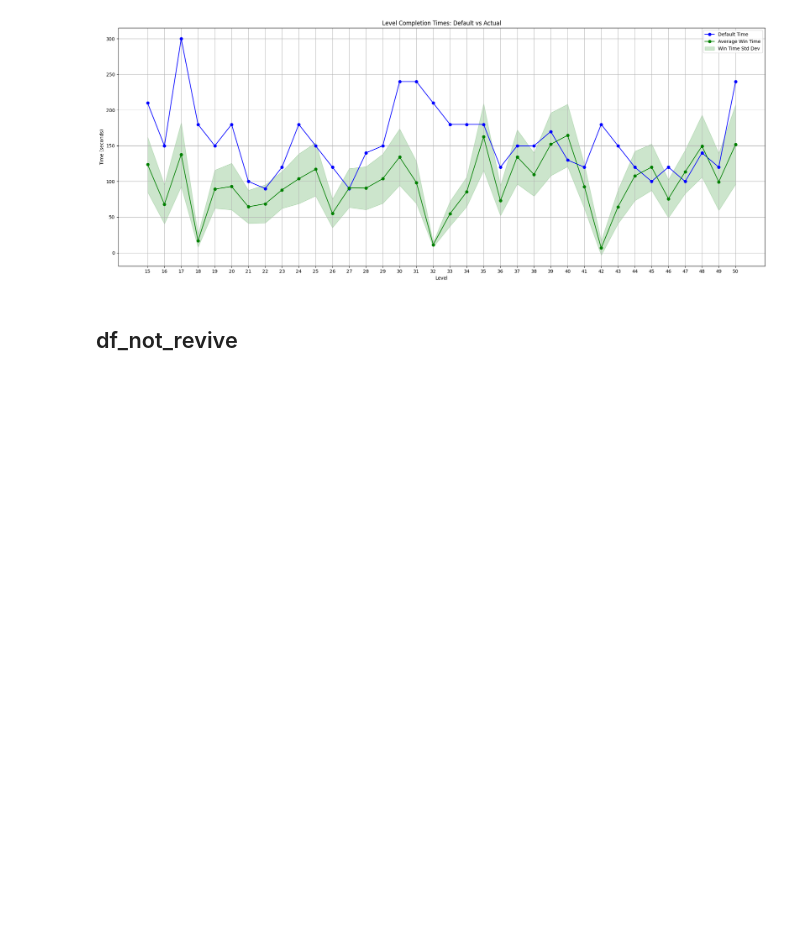
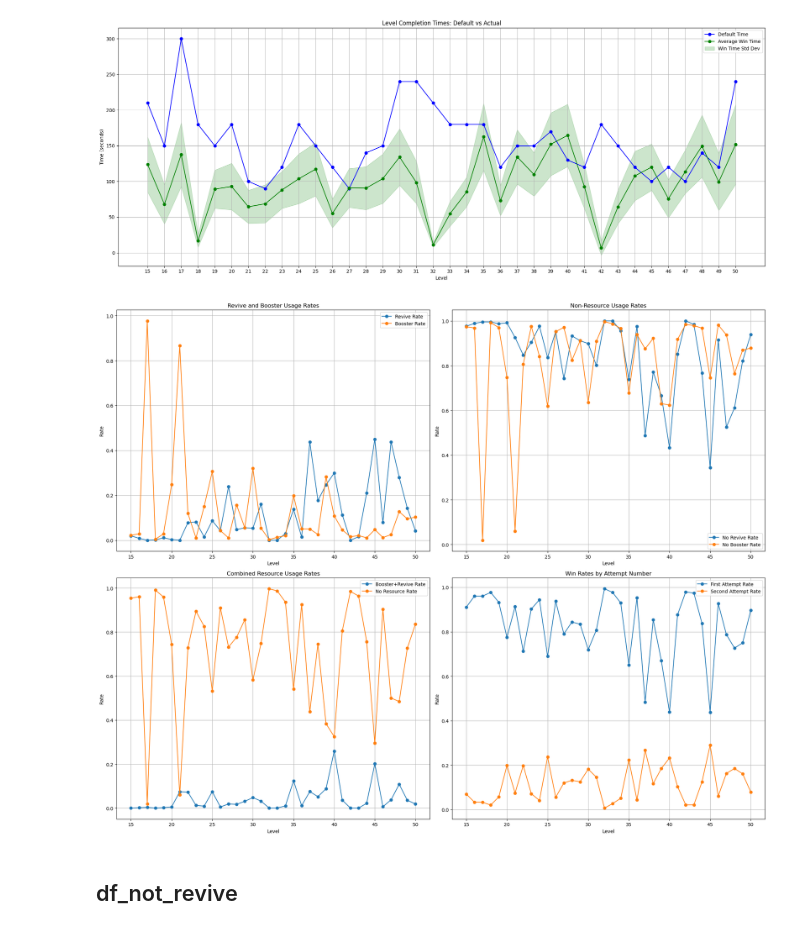
Before and after one commit to Ciss48/Optimize_level_time, a Jupyter notebook: Optimize_time_play.ipynb, the cells around one changed output. Cells and saved outputs as stored; diff of their text form; code cells hidden in the pictures; blank space fills up the shorter version.

```diff
--- a/Optimize_time_play.ipynb
+++ b/Optimize_time_play.ipynb
@@ -391,3 +522,47 @@ plt.show()
+# %%
+# Create figure with 4 subplots
+fig, ((ax1, ax2), (ax3, ax4)) = plt.subplots(2, 2, figsize=(20, 16))
+
+# Plot 1: Revive and Booster rates
+ax1.plot(df_filtered['level'], df_filtered['win_user_revive_rate'], marker='o', label='Revive Rate')
+ax1.plot(df_filtered['level'], df_filtered['win_user_booster_rate'], marker='o', label='Booster Rate')
+ax1.set_title('Revive and Booster Usage Rates')
+ax1.set_xlabel('Level')
+ax1.set_ylabel('Rate')
+ax1.grid(True)
+ax1.legend()
+
+# Plot 2: Not Revive and Not Booster rates
+ax2.plot(df_filtered['level'], df_filtered['win_user_not_revive_rate'], marker='o', label='No Revive Rate')
+ax2.plot(df_filtered['level'], df_filtered['win_user_not_booster_rate'], marker='o', label='No Booster Rate')
+ax2.set_title('Non-Resource Usage Rates')
+ax2.set_xlabel('Level')
+ax2.set_ylabel('Rate')
+ax2.grid(True)
+ax2.legend()
+
+# Plot 3: Booster+Revive and No Resource rates
+ax3.plot(df_filtered['level'], df_filtered['win_user_booster_revive_rate'], marker='o', label='Booster+Revive Rate')
+ax3.plot(df_filtered['level'], df_filtered['win_user_not_resource_rate'], marker='o', label='No Resource Rate')
+ax3.set_title('Combined Resource Usage Rates')
+ax3.set_xlabel('Level')
+ax3.set_ylabel('Rate')
+ax3.grid(True)
+ax3.legend()
+
+# Plot 4: Attempt rates
+ax4.plot(df_filtered['level'], df_filtered['win_user_att1_rate'], marker='o', label='First Attempt Rate')
+ax4.plot(df_filtered['level'], df_filtered['win_user_att2_rate'], marker='o', label='Second Attempt Rate')
+ax4.set_title('Win Rates by Attempt Number')
+ax4.set_xlabel('Level')
+ax4.set_ylabel('Rate')
+ax4.grid(True)
+ax4.legend()
+
+plt.tight_layout()
+plt.show()
+# %% [output]
+[figure, added]
 # %% [markdown]
 ## df_not_revive
 # %%
```
Also changed, not shown: parts of 14 cells of this notebook, 1 other file.
